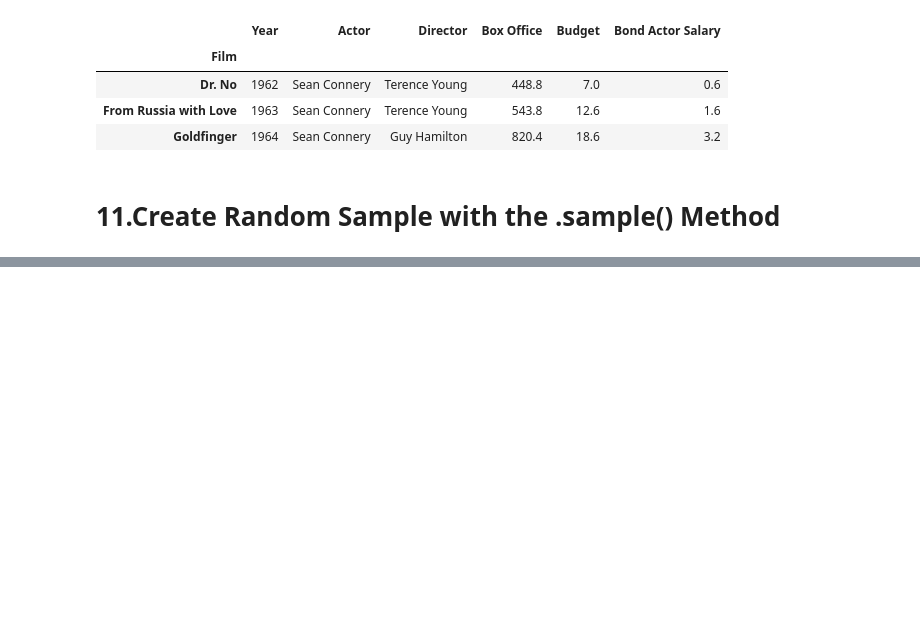
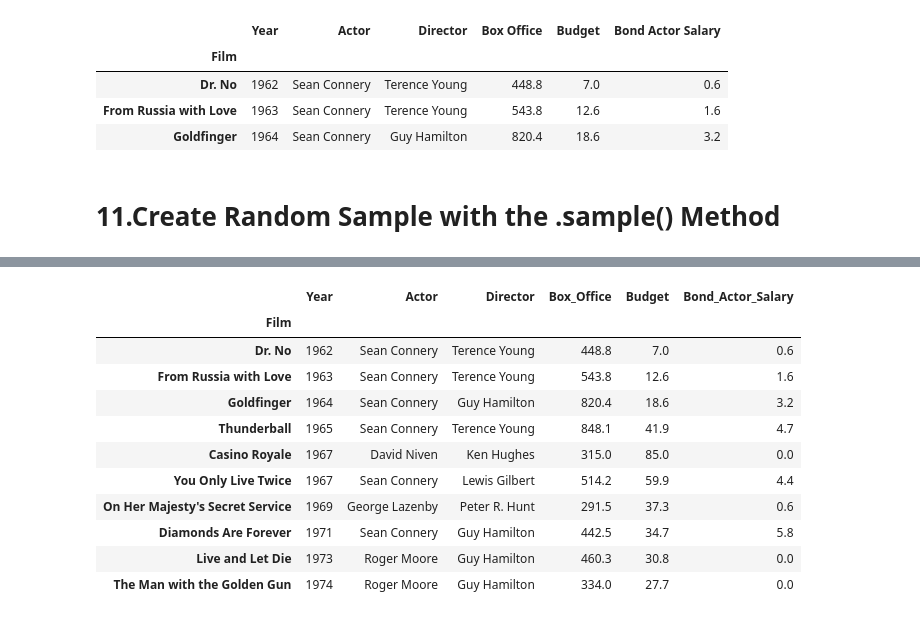
Before and after one commit to saurabhwasule/python-practice, a Jupyter notebook: UD_Data_Analysis_with_Pandas_an_Python/Panda_Dataframe3.ipynb, the cells around one changed output, grey strips where cells are left out. Cells and saved outputs as stored; diff of their text form; code cells hidden in the pictures; blank space fills up the shorter version.

```diff
--- a/UD_Data_Analysis_with_Pandas_an_Python/Panda_Dataframe3.ipynb
+++ b/UD_Data_Analysis_with_Pandas_an_Python/Panda_Dataframe3.ipynb
@@ -436,0 +547,22 @@ bond.sample(axis = 1,n=3) # retrive  3 random column
+# %%
+# applying same logic to all float columns
+bond["Box_Office"].fillna(0,inplace=True)
+bond["Budget"].fillna(0,inplace=True)
+bond["Bond_Actor_Salary"].fillna(0,inplace=True)
+# for col in ["Box_Office","Budget","Bond_Actor_Salary"]:
+#         bond[col]=bond[col].apply(add_million)
+# %%
+bond.head(10)
+# %% [output]
+|  | Year | Actor | Director | Box_Office | Budget | Bond_Actor_Salary |
+| Film |  |  |  |  |  |  |
+| Dr. No | 1962 | Sean Connery | Terence Young | 448.8 | 7.0 | 0.6 |
+| From Russia with Love | 1963 | Sean Connery | Terence Young | 543.8 | 12.6 | 1.6 |
+| Goldfinger | 1964 | Sean Connery | Guy Hamilton | 820.4 | 18.6 | 3.2 |
+| Thunderball | 1965 | Sean Connery | Terence Young | 848.1 | 41.9 | 4.7 |
+| Casino Royale | 1967 | David Niven | Ken Hughes | 315.0 | 85.0 | 0.0 |
+| You Only Live Twice | 1967 | Sean Connery | Lewis Gilbert | 514.2 | 59.9 | 4.4 |
+| On Her Majesty's Secret Service | 1969 | George Lazenby | Peter R. Hunt | 291.5 | 37.3 | 0.6 |
+| Diamonds Are Forever | 1971 | Sean Connery | Guy Hamilton | 442.5 | 34.7 | 5.8 |
+| Live and Let Die | 1973 | Roger Moore | Guy Hamilton | 460.3 | 30.8 | 0.0 |
+| The Man with the Golden Gun | 1974 | Roger Moore | Guy Hamilton | 334.0 | 27.7 | 0.0 |
```
Also changed, not shown: parts of 19 cells of this notebook.
